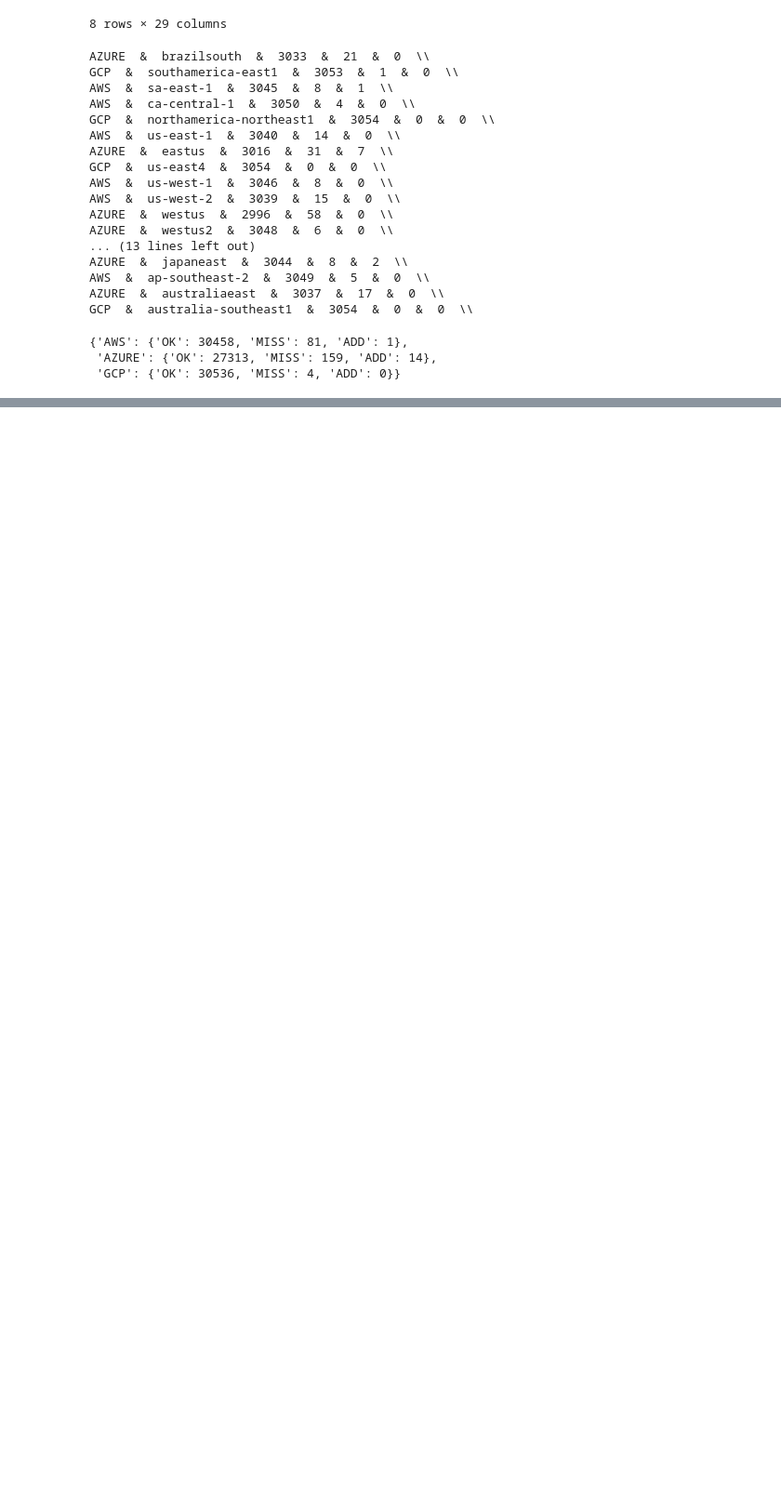
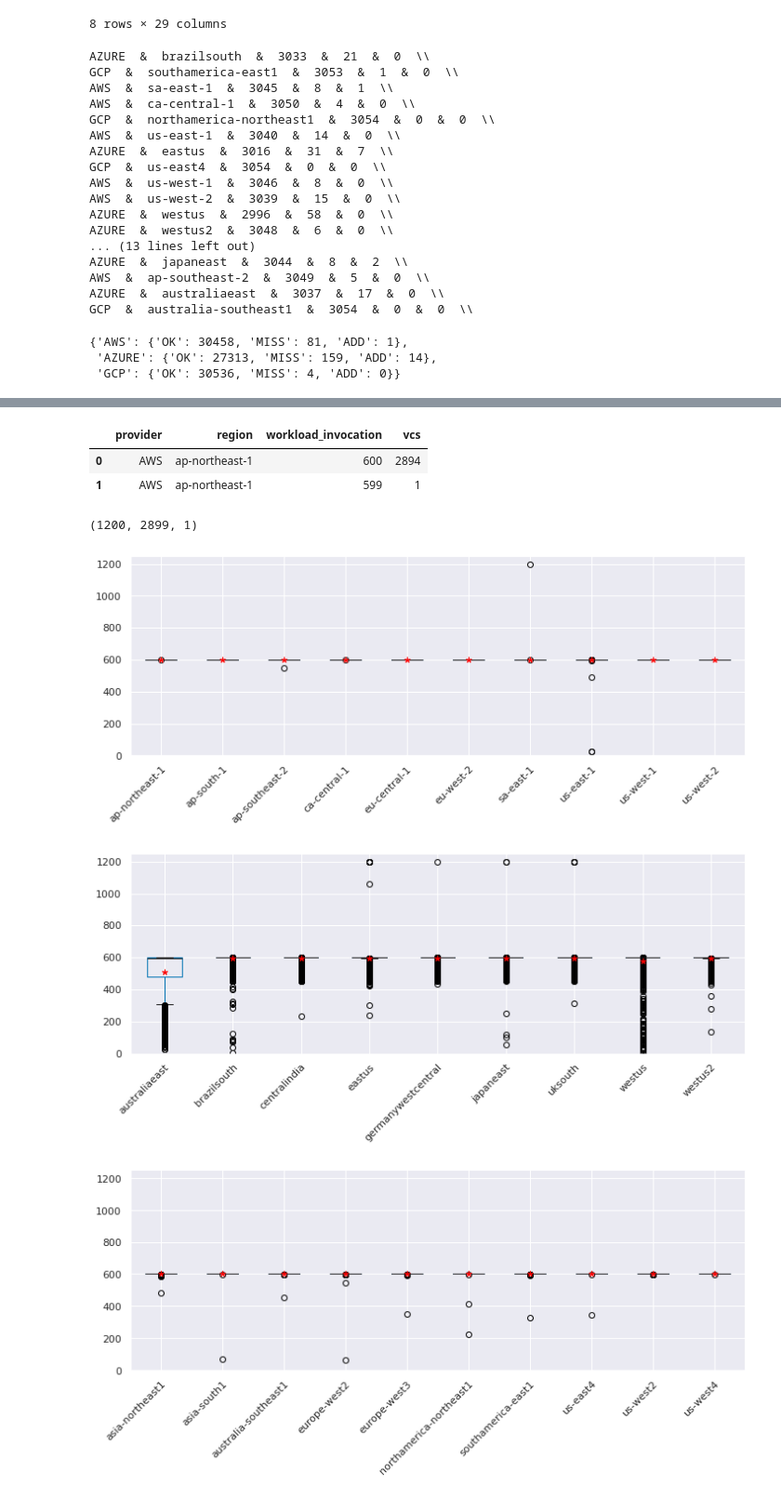
Before and after one commit to l8518/geot-faas, a Jupyter notebook: 030_collection_data.ipynb, the cells around one changed output, grey strips where cells are left out. Shown at 93% size. Saved outputs shown, nothing was run; the diff lists cells and outputs as text; code cells hidden in the pictures; blank space fills up the shorter version.

Commit message:
data collection stats

```diff
--- a/030_collection_data.ipynb
+++ b/030_collection_data.ipynb
@@ -63,3 +64,7 @@ GCP  &  australia-southeast1  &  3054  &  0  &  0  \\
 {'AWS': {'OK': 30458, 'MISS': 81, 'ADD': 1},
  'AZURE': {'OK': 27313, 'MISS': 159, 'ADD': 14},
  'GCP': {'OK': 30536, 'MISS': 4, 'ADD': 0}}
+# %%
+INPUT_FILE = "dataset"
+FSIZE = "full"
+df = pd.read_parquet(utils.get_dataset_path(INPUT_FILE, FSIZE))
@@ -65,0 +132,5 @@ GCP  &  australia-southeast1  &  3054  &  0  &  0  \\
+# %%
+# invocation per workload counts
+df_iwc = df.groupby(['driver_invocation', 'provider', 'region'], observed=True)['workload_invocation'].count()
+df_iwc = df_iwc.reset_index()
+df_iwc
@@ -65,0 +151,4 @@ GCP  &  australia-southeast1  &  3054  &  0  &  0  \\
+# %%
+iwcs = df_iwc[['provider', 'region', 'workload_invocation']].groupby(['provider', 'region'], observed=True)['workload_invocation'].value_counts().rename('vcs')
+iwcs = iwcs.reset_index()
+iwcs
@@ -65,0 +169,35 @@ GCP  &  australia-southeast1  &  3054  &  0  &  0  \\
+# %%
+iwcs[iwcs['region'] == 'ap-northeast-1']
+# %% [output]
+|  | provider | region | workload_invocation | vcs |
+| 0 | AWS | ap-northeast-1 | 600 | 2894 |
+| 1 | AWS | ap-northeast-1 | 599 | 1 |
+# %%
+df_iwc['workload_invocation'].max(), iwcs['vcs'].max(), iwcs['vcs'].min()
+# %% [output]
+(1200, 2899, 1)
+# %%
+plt.close('all')
+
+import seaborn as sns
+sns.set()
+import matplotlib
+import matplotlib.pyplot as plt
+matplotlib.style.use('seaborn-colorblind')
+
+providers = list(iwcs['provider'].unique())
+for p in providers:
+    regions = list(iwcs[iwcs['provider'] == p]['region'].unique())
+    fig, axis = plt.subplots(figsize=(12,4))
+    df_iwcp = df_iwc[(df_iwc['provider'] == p)]
+
+    bxp = df_iwcp.groupby(['region'], observed=True)
+    axis = utils.boxplot(axis, bxp, "", utils.tick_get_1st, showfliers=True, with_mean=True, rot=45)
+    axis.set_ylim(0, 1250)
+    labels = axis.get_xticklabels()
+    axis.set_xticklabels(labels, rotation=45, ha="right", rotation_mode="anchor")
+    utils.savefig(fig, ['data_collection', f'bxp_{p}'], iwcs=iwcs[iwcs['provider'] == p])
+# %% [output]
+[figure, added]
+[figure, added]
+[figure, added]
```
Also changed, not shown: parts of 8 cells of this notebook, 6 other files.
